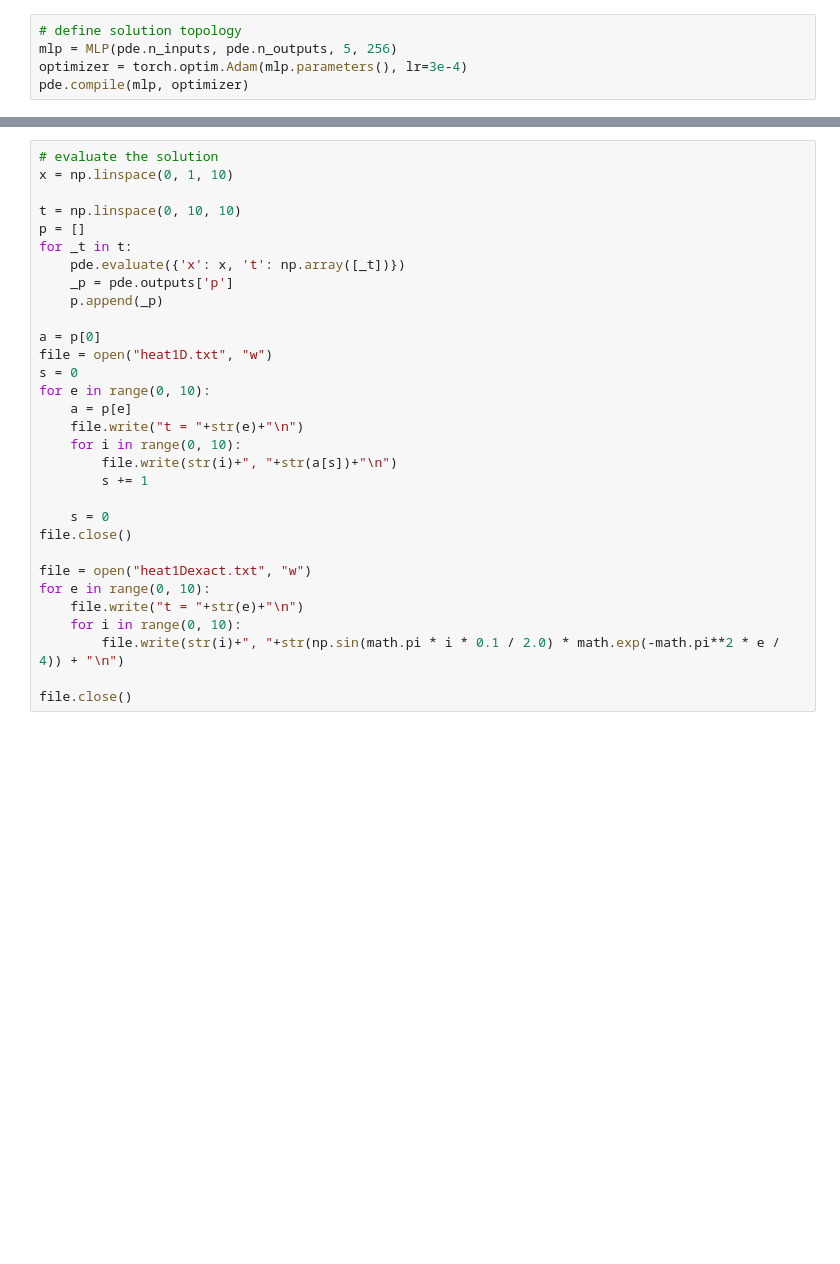
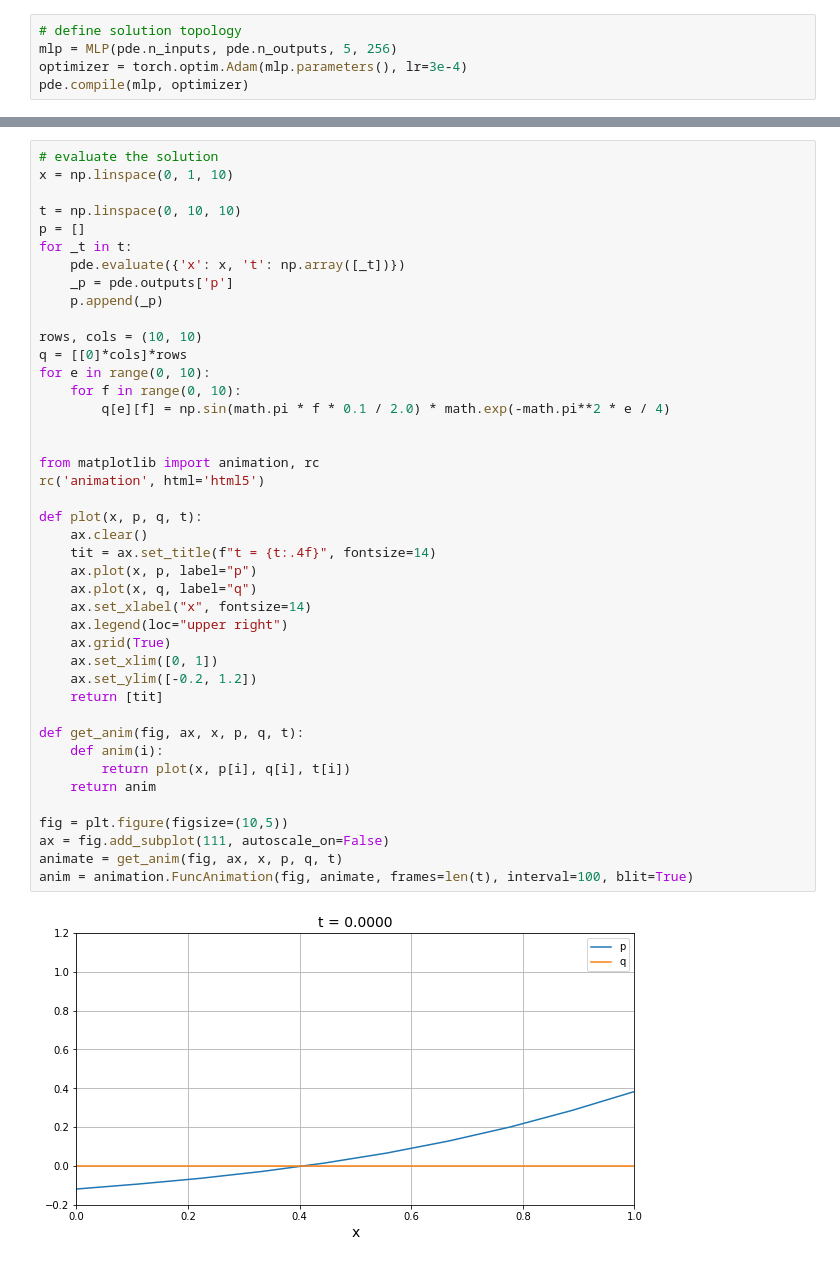
Before and after one commit to smatkovi/nangs, a Jupyter notebook: examples/examples/07_heat1D.ipynb, the cells around one changed output, grey strips where cells are left out. Cells and saved outputs as stored; diff of their text form; blank space fills up the shorter version.

Commit message:
plot of traind result and exact solution added, but exact solution seems wrong

```diff
--- a/examples/examples/07_heat1D.ipynb
+++ b/examples/examples/07_heat1D.ipynb
@@ -87,34 +87,47 @@ plt.show()
-# %%
-# evaluate the solution
-x = np.linspace(0, 1, 10)
-
-t = np.linspace(0, 10, 10)
-p = []
-for _t in t:
-    pde.evaluate({'x': x, 't': np.array([_t])})
-    _p = pde.outputs['p']
-    p.append(_p)
-
-a = p[0]
-file = open("heat1D.txt", "w")
-s = 0
-for e in range(0, 10):
-    a = p[e]
-    file.write("t = "+str(e)+"\n")
-    for i in range(0, 10):
-        file.write(str(i)+", "+str(a[s])+"\n")
-        s += 1
-
-    s = 0
-file.close()
-
-file = open("heat1Dexact.txt", "w")
-for e in range(0, 10):
-    file.write("t = "+str(e)+"\n")
-    for i in range(0, 10):
-        file.write(str(i)+", "+str(np.sin(math.pi * i * 0.1 / 2.0) * math.exp(-math.pi**2 * e / 4)) + "\n")
-
-file.close()
+# %%
+# evaluate the solution
+x = np.linspace(0, 1, 10)
+
+t = np.linspace(0, 10, 10)
+p = []
+for _t in t:
+    pde.evaluate({'x': x, 't': np.array([_t])})
+    _p = pde.outputs['p']
+    p.append(_p)
+
+rows, cols = (10, 10)
+q = [[0]*cols]*rows
+for e in range(0, 10):
+    for f in range(0, 10):
+        q[e][f] = np.sin(math.pi * f * 0.1 / 2.0) * math.exp(-math.pi**2 * e / 4)
+
+
+from matplotlib import animation, rc
+rc('animation', html='html5')
+
+def plot(x, p, q, t):
+    ax.clear()
+    tit = ax.set_title(f"t = {t:.4f}", fontsize=14)
+    ax.plot(x, p, label="p")
+    ax.plot(x, q, label="q")
+    ax.set_xlabel("x", fontsize=14)
+    ax.legend(loc="upper right")
+    ax.grid(True)
+    ax.set_xlim([0, 1])
+    ax.set_ylim([-0.2, 1.2])
+    return [tit]
+
+def get_anim(fig, ax, x, p, q, t):
+    def anim(i):
+        return plot(x, p[i], q[i], t[i])
+    return anim
+
+fig = plt.figure(figsize=(10,5))
+ax = fig.add_subplot(111, autoscale_on=False)
+animate = get_anim(fig, ax, x, p, q, t)
+anim = animation.FuncAnimation(fig, animate, frames=len(t), interval=100, blit=True)
+# %% [output]
+[figure, added]
 # %%
 anim
 # %% [output]
```
Also changed, not shown: parts of 4 cells of this notebook, 4 other files.
